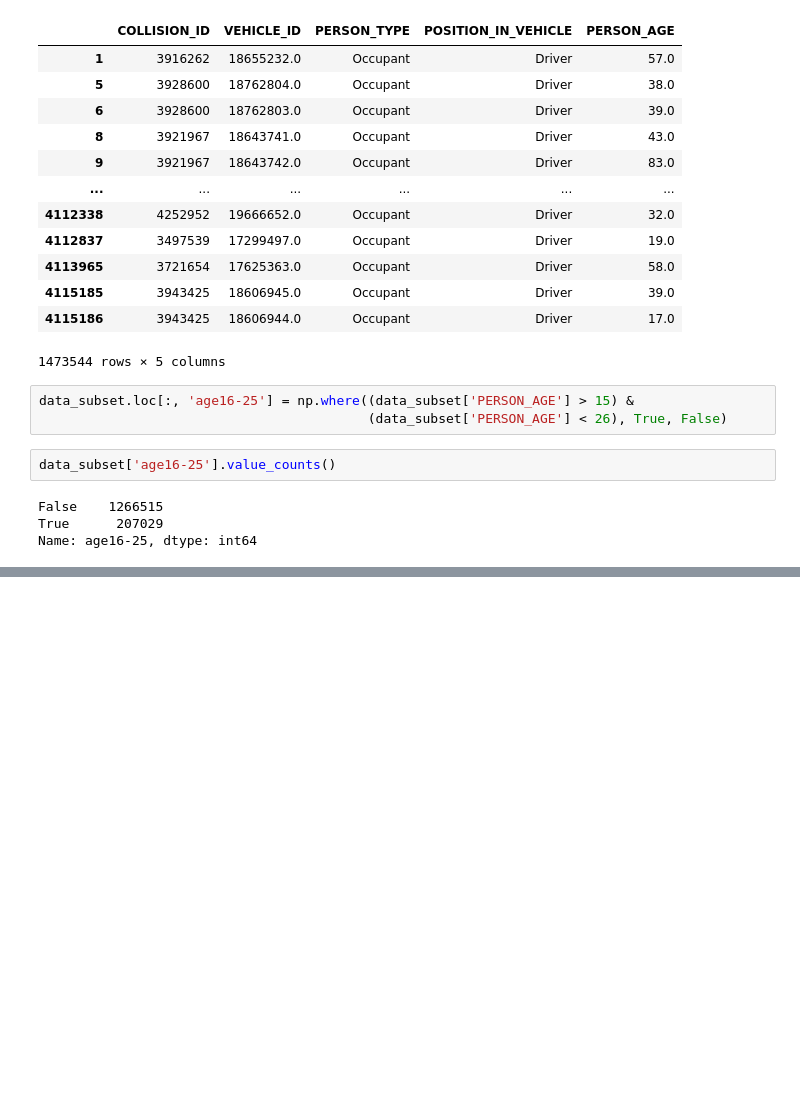
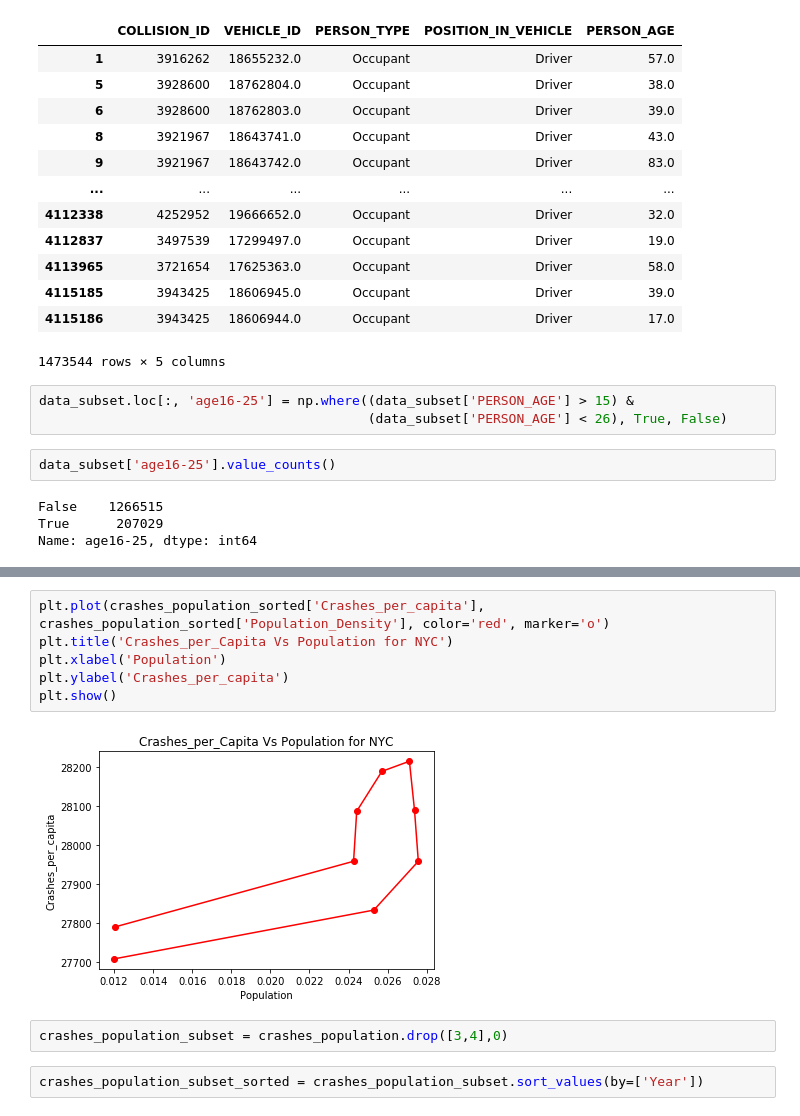
Before and after one commit to SanhitaD207/2020Fall_projects, a Jupyter notebook: NYCMotorVehicleCollisions.ipynb, the cells around one changed output, grey strips where cells are left out. Drawn from its saved outputs; the diff is of its cells as text; blank space fills up the shorter version.

```diff
--- a/NYCMotorVehicleCollisions.ipynb
+++ b/NYCMotorVehicleCollisions.ipynb
@@ -242,0 +354,12 @@ Name: age16-25, dtype: int64
+# %%
+plt.plot(crashes_population_sorted['Crashes_per_capita'], crashes_population_sorted['Population_Density'], color='red', marker='o')
+plt.title('Crashes_per_Capita Vs Population for NYC')
+plt.xlabel('Population')
+plt.ylabel('Crashes_per_capita')
+plt.show()
+# %% [output]
+[figure, added]
+# %%
+crashes_population_subset = crashes_population.drop([3,4],0)
+# %%
+crashes_population_subset_sorted = crashes_population_subset.sort_values(by=['Year'])
```
Also changed, not shown: parts of 22 cells of this notebook.
